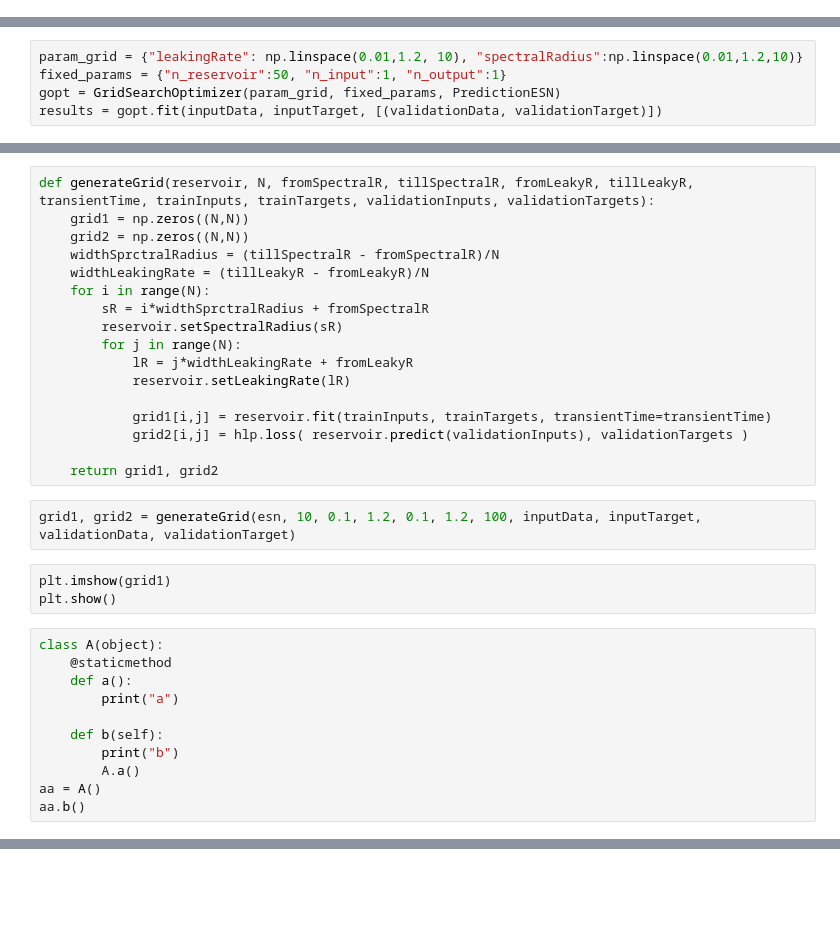
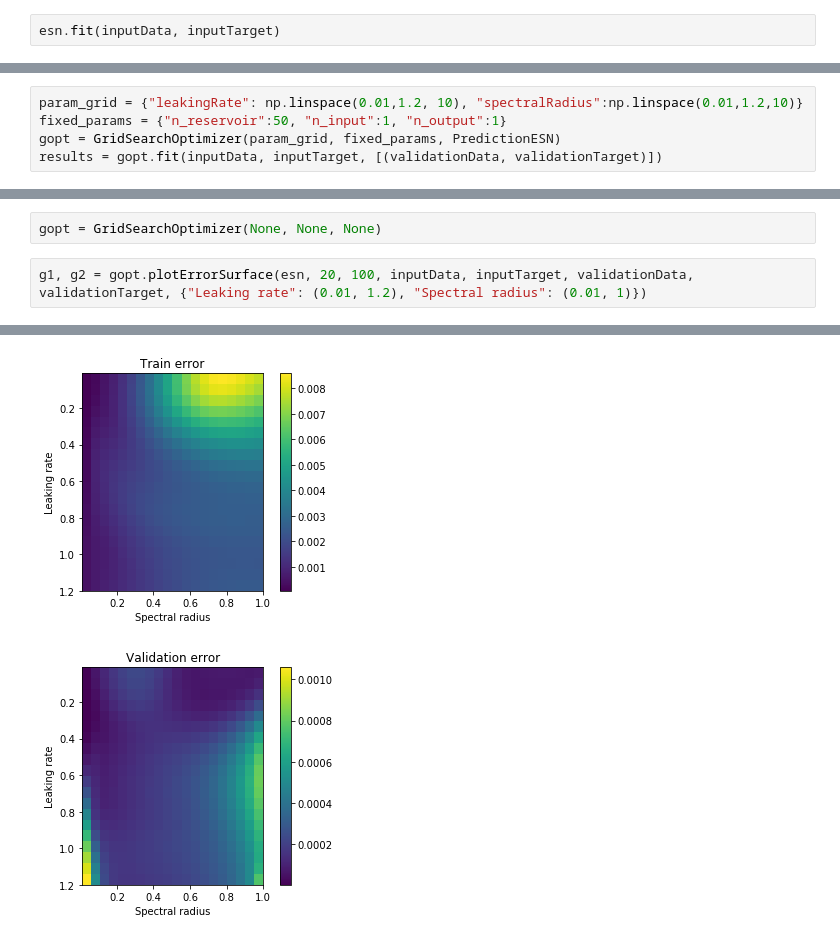
Before and after one commit to kalekiu/easyesn, a Jupyter notebook: examples/Experiments.ipynb, the cells around one changed output, grey strips where cells are left out. Saved outputs shown, nothing was run; the diff lists cells and outputs as text; blank space fills up the shorter version.

Commit message:
Added: plotErrorSurface method in GridSearchIptimizer

```diff
--- a/examples/Experiments.ipynb
+++ b/examples/Experiments.ipynb
@@ -24,3 +23,5 @@ inputTarget = targetData[:int(inputLength*0.7)]
 validationTarget = targetData[int(inputLength*0.3):]
 # %%
 esn = PredictionESN(n_input=1, n_output=1, n_reservoir=50, regression_parameters=[1e-2], solver="lsqr")
+# %%
+esn.fit(inputData, inputTarget)
@@ -58,33 +55,5 @@ plt.show()
-# %%
-def generateGrid(reservoir, N, fromSpectralR, tillSpectralR, fromLeakyR, tillLeakyR, transientTime, trainInputs, trainTargets, validationInputs, validationTargets):
-    grid1 = np.zeros((N,N))
-    grid2 = np.zeros((N,N))
-    widthSprctralRadius = (tillSpectralR - fromSpectralR)/N
-    widthLeakingRate = (tillLeakyR - fromLeakyR)/N
-    for i in range(N):
-        sR = i*widthSprctralRadius + fromSpectralR
-        reservoir.setSpectralRadius(sR)
-        for j in range(N):
-            lR = j*widthLeakingRate + fromLeakyR
-            reservoir.setLeakingRate(lR)
-
-            grid1[i,j] = reservoir.fit(trainInputs, trainTargets, transientTime=transientTime)
-            grid2[i,j] = hlp.loss( reservoir.predict(validationInputs), validationTargets )
-
-    return grid1, grid2
-# %%
-grid1, grid2 = generateGrid(esn, 10, 0.1, 1.2, 0.1, 1.2, 100, inputData, inputTarget, validationData, validationTarget)
-# %%
-plt.imshow(grid1)
-plt.show()
-# %%
-class A(object):
-    @staticmethod
-    def a():
-        print("a")
-
-    def b(self):
-        print("b")
-        A.a()
-aa = A()
-aa.b()
+# %%
+gopt = GridSearchOptimizer(None, None, None)
+# %%
+g1, g2 = gopt.plotErrorSurface(esn, 20, 100, inputData, inputTarget, validationData, validationTarget, {"Leaking rate": (0.01, 1.2), "Spectral radius": (0.01, 1)})
+# %% [output]
@@ -90,0 +61,2 @@ aa.b()
+[figure, added]
+[figure, added]
```
Also changed, not shown: parts of 8 cells of this notebook, 7 other files.
